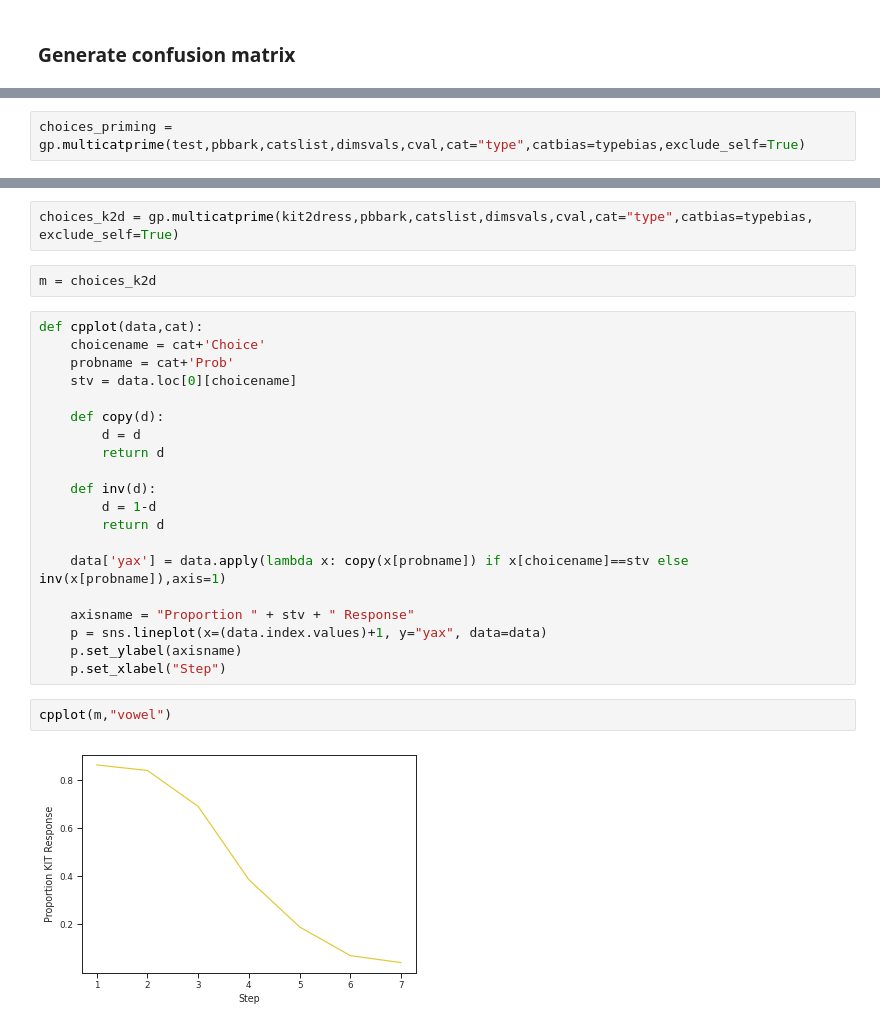
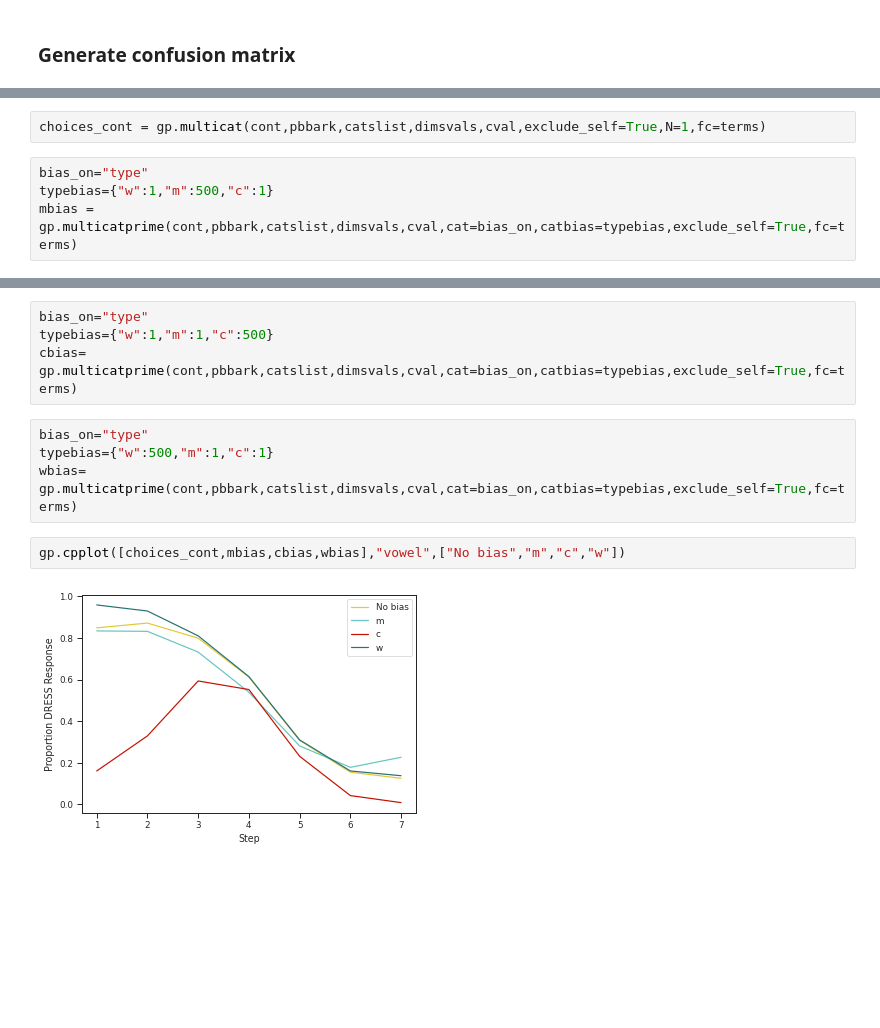
Before and after one commit to fmailhot/GCMPy-draft, a Jupyter notebook: GCMPy-ms.ipynb, the cells around one changed output, grey strips where cells are left out. Saved outputs shown, nothing was run; the diff lists cells and outputs as text; blank space fills up the shorter version.

```diff
--- a/GCMPy-ms.ipynb
+++ b/GCMPy-ms.ipynb
@@ -102,2 +63,6 @@ typebias = {"m":1,"w":200,"c":1}
+# %%
+choices_cont = gp.multicat(cont,pbbark,catslist,dimsvals,cval,exclude_self=True,N=1,fc=terms)
 # %%
-choices_priming = gp.multicatprime(test,pbbark,catslist,dimsvals,cval,cat="type",catbias=typebias,exclude_self=True)
+bias_on="type"
+typebias={"w":1,"m":500,"c":1}
+mbias = gp.multicatprime(cont,pbbark,catslist,dimsvals,cval,cat=bias_on,catbias=typebias,exclude_self=True,fc=terms)
@@ -121,28 +69,12 @@ kit2dress
 # %%
-choices_k2d = gp.multicatprime(kit2dress,pbbark,catslist,dimsvals,cval,cat="type",catbias=typebias, exclude_self=True)
+bias_on="type"
+typebias={"w":1,"m":1,"c":500}
+cbias= gp.multicatprime(cont,pbbark,catslist,dimsvals,cval,cat=bias_on,catbias=typebias,exclude_self=True,fc=terms)
-# %%
-m = choices_k2d
-# %%
-def cpplot(data,cat):
-    choicename = cat+'Choice'
-    probname = cat+'Prob'
-    stv = data.loc[0][choicename]
-
-    def copy(d):
-        d = d
-        return d
-
-    def inv(d):
-        d = 1-d
-        return d
-
-    data['yax'] = data.apply(lambda x: copy(x[probname]) if x[choicename]==stv else inv(x[probname]),axis=1)
-
-    axisname = "Proportion " + stv + " Response"
-    p = sns.lineplot(x=(data.index.values)+1, y="yax", data=data)
-    p.set_ylabel(axisname)
-    p.set_xlabel("Step")
-# %%
-cpplot(m,"vowel")
-# %% [output]
-[figure, removed]
+# %%
+bias_on="type"
+typebias={"w":500,"m":1,"c":1}
+wbias= gp.multicatprime(cont,pbbark,catslist,dimsvals,cval,cat=bias_on,catbias=typebias,exclude_self=True,fc=terms)
+# %%
+gp.cpplot([choices_cont,mbias,cbias,wbias],"vowel",["No bias","m","c","w"])
+# %% [output]
+[figure, added]
```
Also changed, not shown: parts of 15 cells of this notebook.
